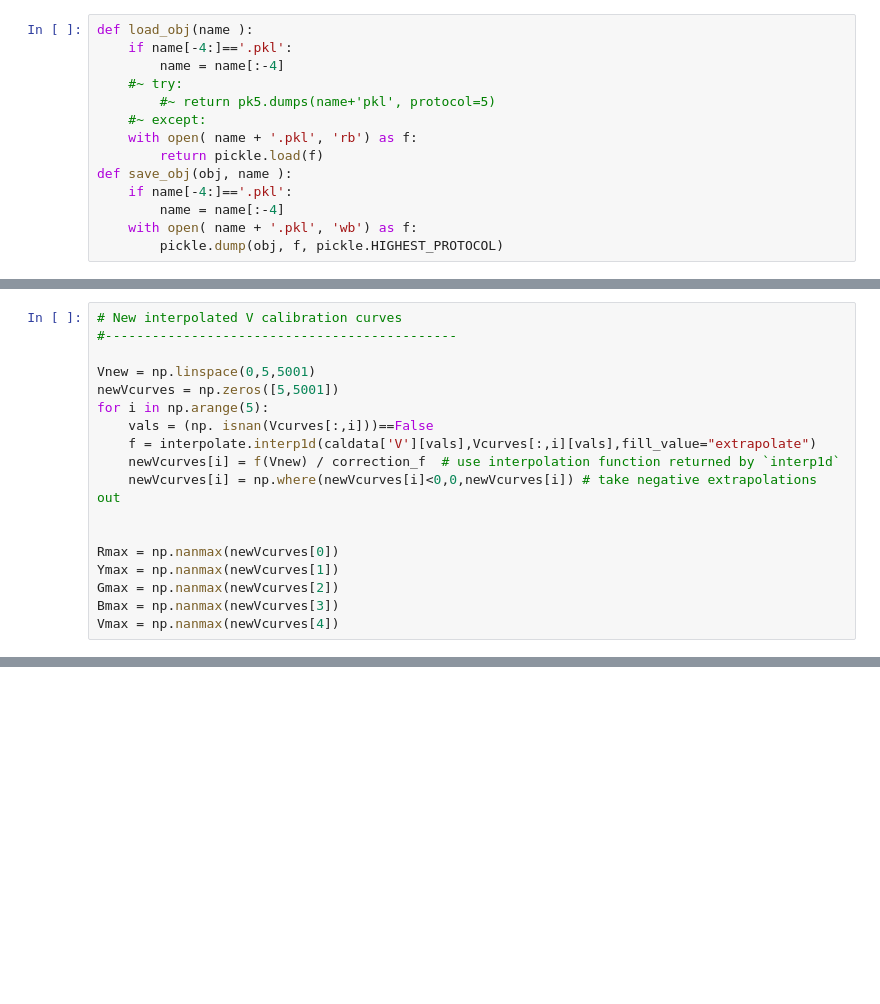
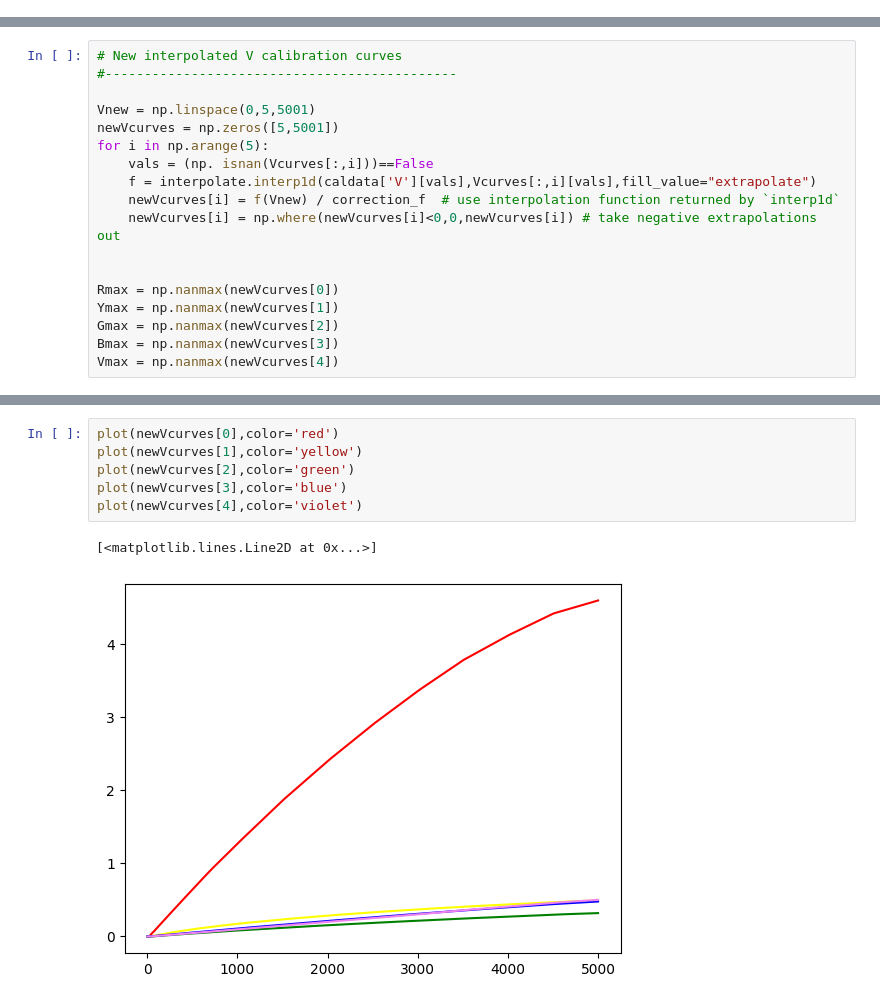
Before and after one commit to FilippoCastellani/photoreceptor_isomerisation, a Jupyter notebook: Calculate_isomerizations.ipynb, the cells around one changed output, grey strips where cells are left out. Saved outputs shown, nothing was run; the diff lists cells and outputs as text; blank space fills up the shorter version.

```diff
--- a/Calculate_isomerizations.ipynb
+++ b/Calculate_isomerizations.ipynb
@@ -21,17 +28,3 @@ Populating the interactive namespace from numpy and matplotlib
-# %%
-def load_obj(name ):
-    if name[-4:]=='.pkl':
-        name = name[:-4]
-    #~ try:
-        #~ return pk5.dumps(name+'pkl', protocol=5)
-    #~ except:
-    with open( name + '.pkl', 'rb') as f:
-        return pickle.load(f)
-def save_obj(obj, name ):
-    if name[-4:]=='.pkl':
-        name = name[:-4]
-    with open( name + '.pkl', 'wb') as f:
-        pickle.dump(obj, f, pickle.HIGHEST_PROTOCOL)
 # %% [markdown]
 # Load Opsin data
 # %%
@@ -472,0 +394,9 @@ violetV 1.907  V
+# %%
+plot(newVcurves[0],color='red')
+plot(newVcurves[1],color='yellow')
+plot(newVcurves[2],color='green')
+plot(newVcurves[3],color='blue')
+plot(newVcurves[4],color='violet')
+# %% [output]
+[<matplotlib.lines.Line2D at 0x...>]
+[figure, added]
```
Also changed, not shown: parts of 8 cells of this notebook, 2 other files.
